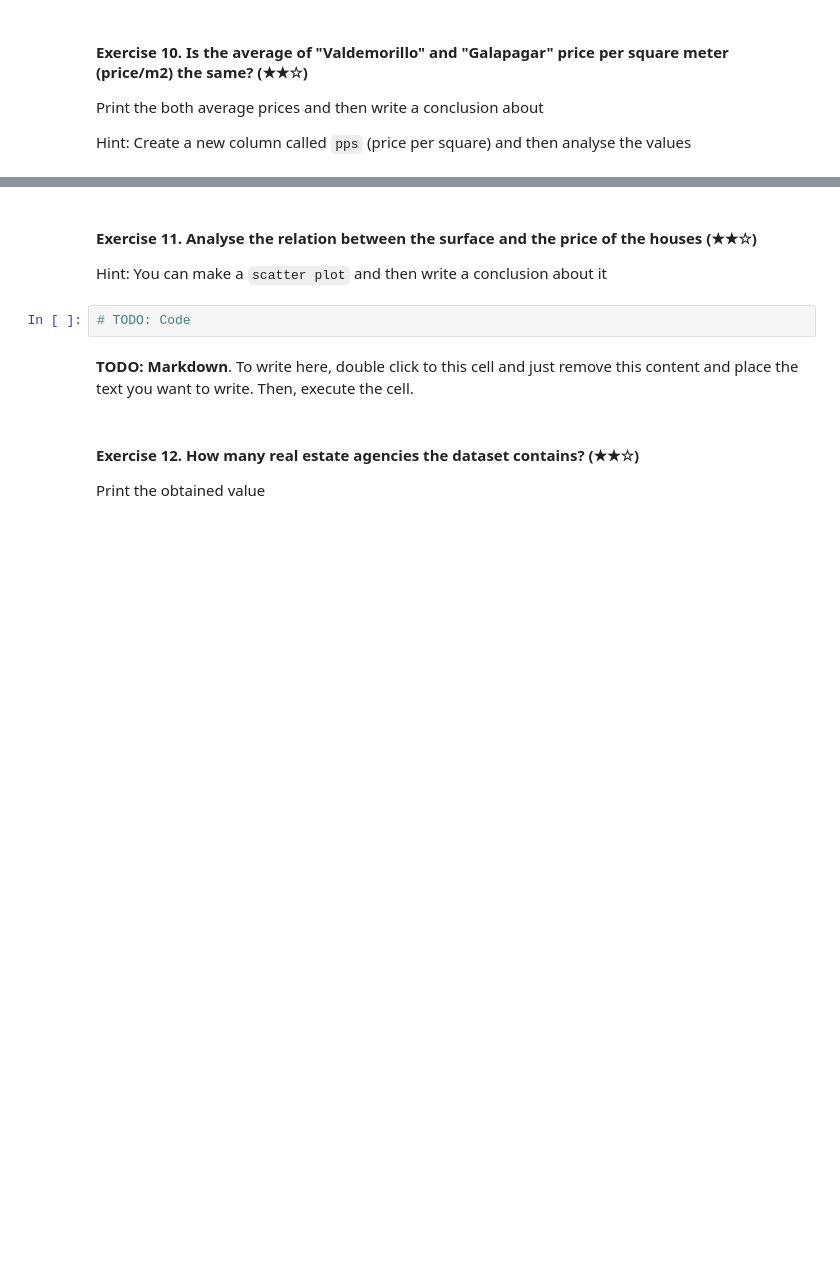
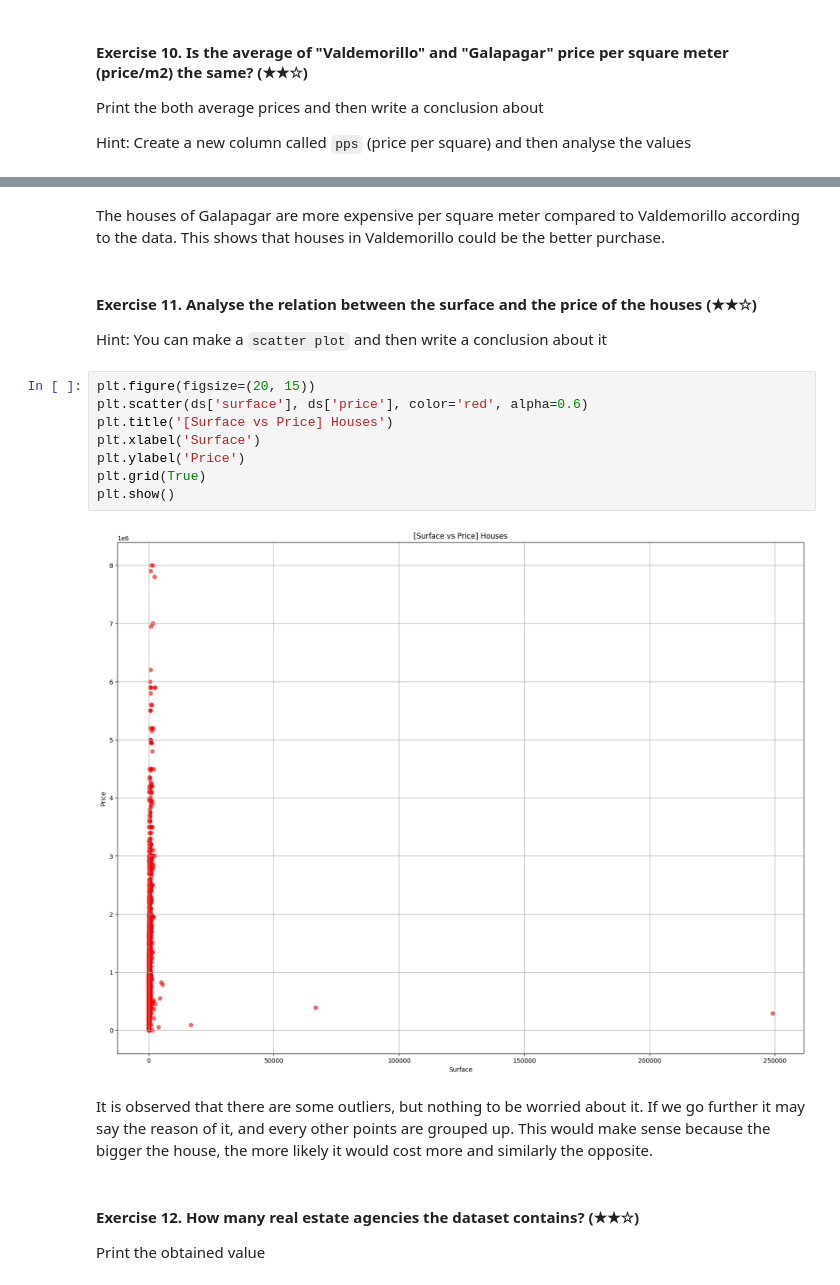
Before and after one commit to S4qk/realestate-datacleanup-exercise, a Jupyter notebook: project.ipynb, the cells around one changed output, grey strips where cells are left out. Drawn from its saved outputs; the diff is of its cells as text; blank space fills up the shorter version.

```diff
--- a/project.ipynb
+++ b/project.ipynb
@@ -174,11 +242,21 @@ Hint: Create a new column called `pps` (price per square) and then analyse the v
+# %% [markdown]
+The houses of Galapagar are more expensive per square meter compared to Valdemorillo according to the data. This shows that houses in Valdemorillo could be the better purchase.
 # %% [markdown]
 #### Exercise 11. Analyse the relation between the surface and the price of the houses (★★☆)
 
 Hint: You can make a `scatter plot` and then write a conclusion about it
 # %%
-# TODO: Code
+plt.figure(figsize=(20, 15))
+plt.scatter(ds['surface'], ds['price'], color='red', alpha=0.6)
+plt.title('[Surface vs Price] Houses')
+plt.xlabel('Surface')
+plt.ylabel('Price')
+plt.grid(True)
+plt.show()
+# %% [output]
+[figure, added]
-# %% [markdown]
-**TODO: Markdown**. To write here, double click to this cell and just remove this content and place the text you want to write. Then, execute the cell.
+# %% [markdown]
+It is observed that there are some outliers, but nothing to be worried about it. If we go further it may say the reason of it, and every other points are grouped up. This would make sense because the bigger the house, the more likely it would cost more and similarly the opposite.
 # %% [markdown]
 #### Exercise 12. How many real estate agencies the dataset contains? (★★☆)
 
```
Also changed, not shown: parts of 23 cells of this notebook.
